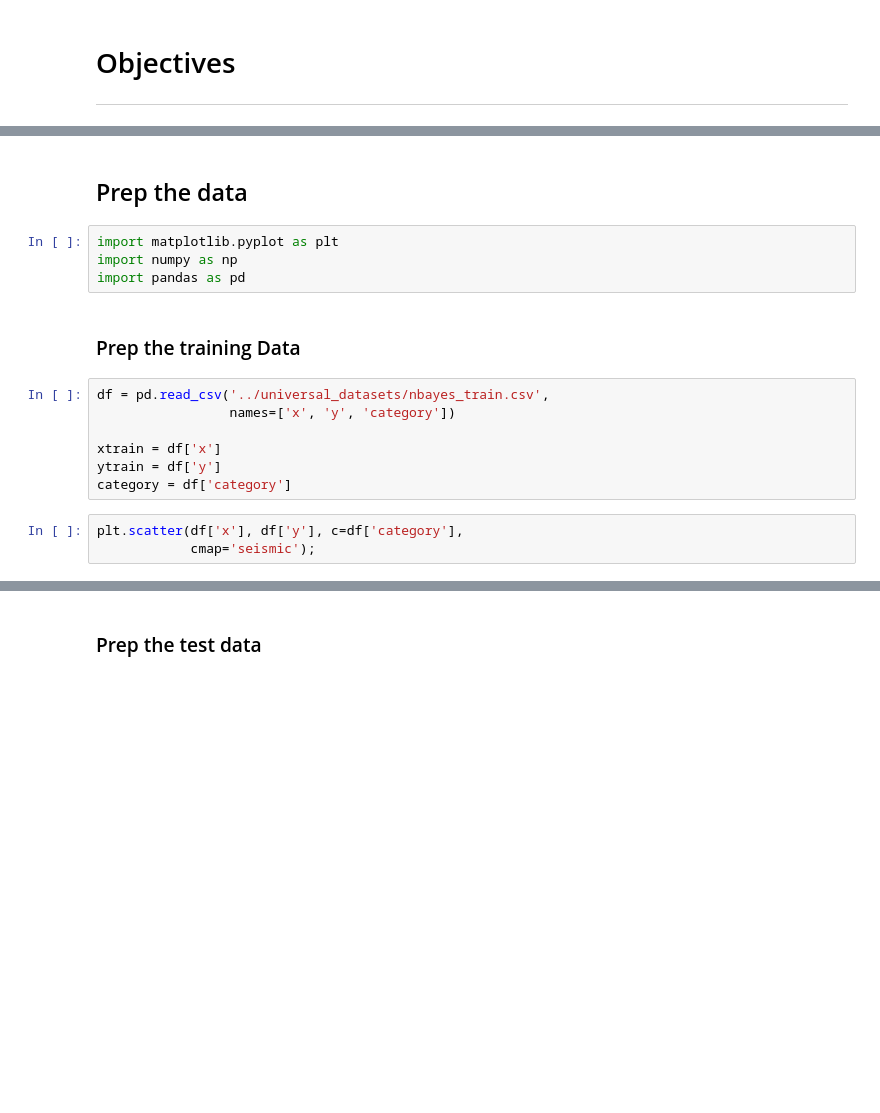
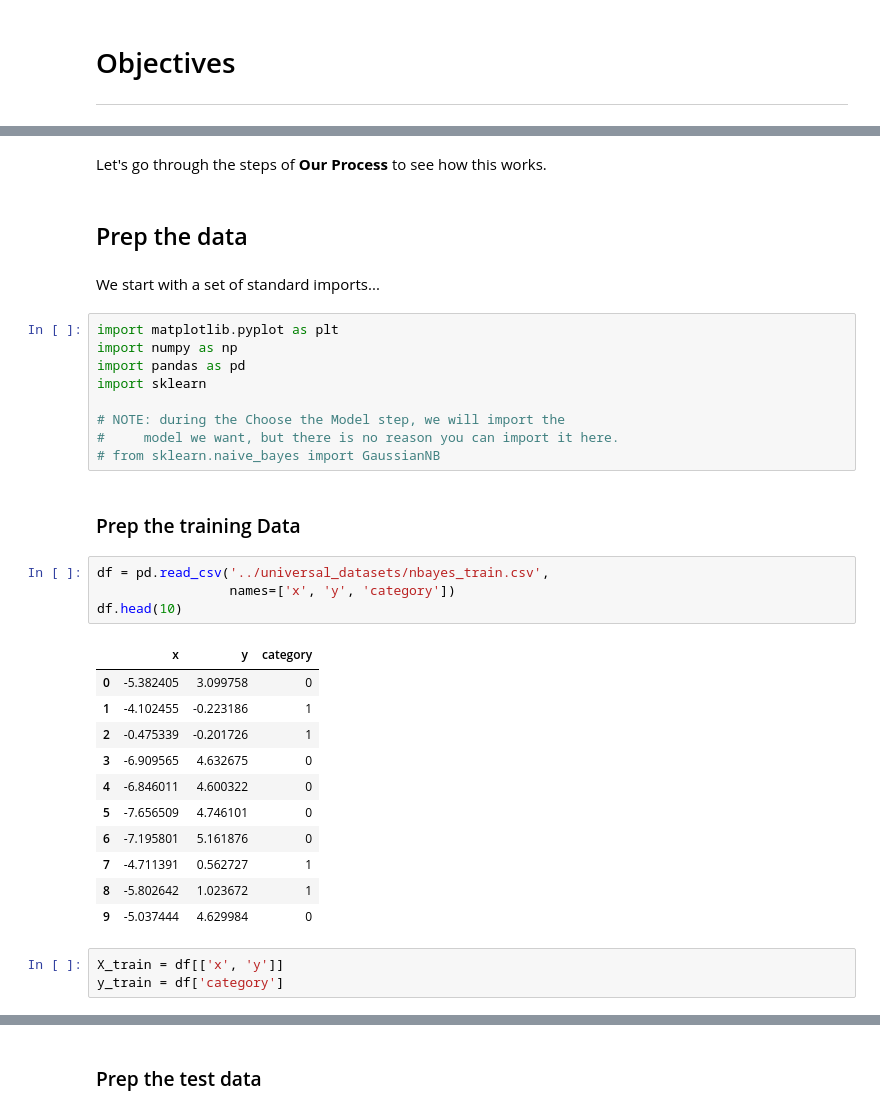
Before and after one commit to chalmerlowe/machine_learning, a Jupyter notebook: 02_naive_bayes/02_naive_bayes.ipynb, the cells around one changed output, grey strips where cells are left out. Drawn from its saved outputs; the diff is of its cells as text; blank space fills up the shorter version.

```diff
--- a/02_naive_bayes/02_naive_bayes.ipynb
+++ b/02_naive_bayes/02_naive_bayes.ipynb
@@ -32,18 +50,36 @@ Can provide a nice baseline classification to start with
+# %% [markdown]
+Let's go through the steps of **Our Process** to see how this works.
 # %% [markdown]
 ## Prep the data
+# %% [markdown]
+We start with a set of standard imports...
 # %%
 import matplotlib.pyplot as plt
 import numpy as np
 import pandas as pd
+import sklearn
+
+# NOTE: during the Choose the Model step, we will import the
+#     model we want, but there is no reason you can import it here.
+# from sklearn.naive_bayes import GaussianNB
 # %% [markdown]
 ### Prep the training Data
 # %%
 df = pd.read_csv('../universal_datasets/nbayes_train.csv',
                  names=['x', 'y', 'category'])
-
-xtrain = df['x']
-ytrain = df['y']
-category = df['category']
+df.head(10)
+# %% [output]
+|  | x | y | category |
+| 0 | -5.382405 | 3.099758 | 0 |
+| 1 | -4.102455 | -0.223186 | 1 |
+| 2 | -0.475339 | -0.201726 | 1 |
+| 3 | -6.909565 | 4.632675 | 0 |
+| 4 | -6.846011 | 4.600322 | 0 |
+| 5 | -7.656509 | 4.746101 | 0 |
+| 6 | -7.195801 | 5.161876 | 0 |
+| 7 | -4.711391 | 0.562727 | 1 |
+| 8 | -5.802642 | 1.023672 | 1 |
+| 9 | -5.037444 | 4.629984 | 0 |
 # %%
-plt.scatter(df['x'], df['y'], c=df['category'],
-            cmap='seismic');
+X_train = df[['x', 'y']]
+y_train = df['category']
```
Also changed, not shown: parts of 39 cells of this notebook.
